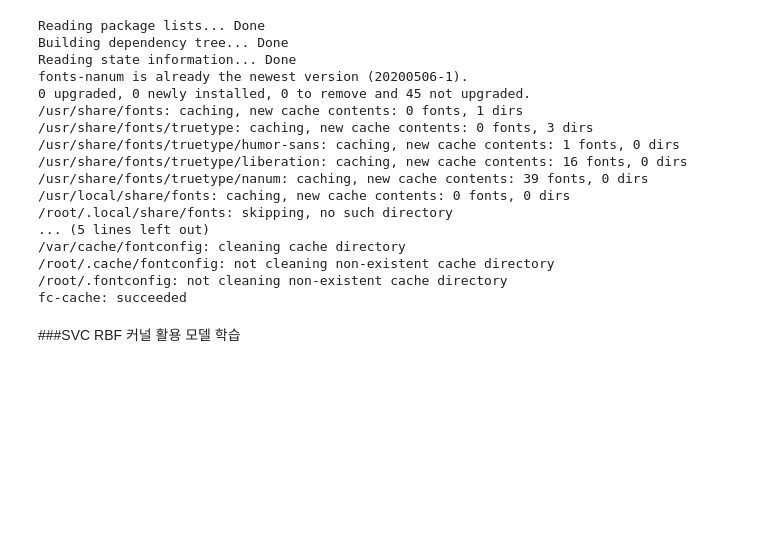
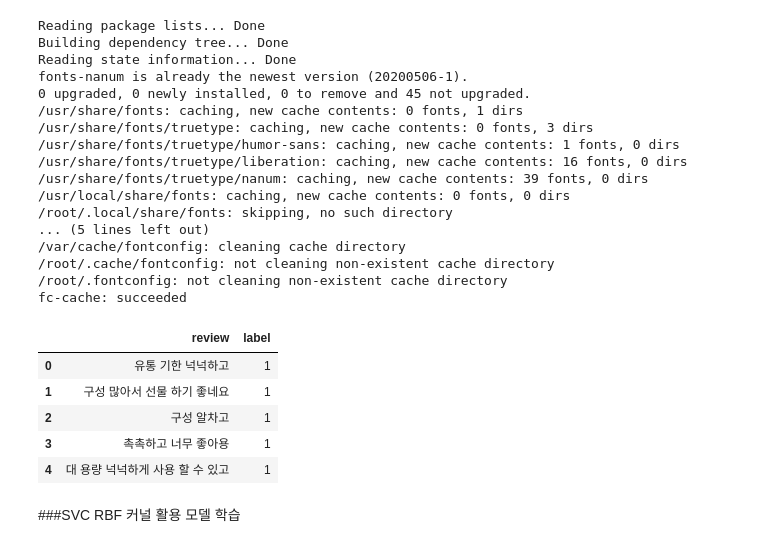
Before and after one commit to wonmyeong/nlp_colab, a Jupyter notebook: SVM_oliveyoung.ipynb, the cells around one changed output. Cells and saved outputs as stored; diff of their text form; code cells hidden in the pictures; blank space fills up the shorter version.

```diff
--- a/SVM_oliveyoung.ipynb
+++ b/SVM_oliveyoung.ipynb
@@ -88,6 +88,15 @@ data_df['review'] = data_df['review'].apply(lambda x: clean_text(x))
 
 text_test = data_df['review'].values
 y_test = data_df['label'].values
+# %%
+data_df.head()
+# %% [output]
+|  | review | label |
+| 0 | 유통 기한 넉넉하고 | 1 |
+| 1 | 구성 많아서 선물 하기 좋네요 | 1 |
+| 2 | 구성 알차고 | 1 |
+| 3 | 촉촉하고 너무 좋아용 | 1 |
+| 4 | 대 용량 넉넉하게 사용 할 수 있고 | 1 |
 # %%
 from konlpy.tag import Okt
 
```
Also changed, not shown: parts of 20 cells of this notebook.
